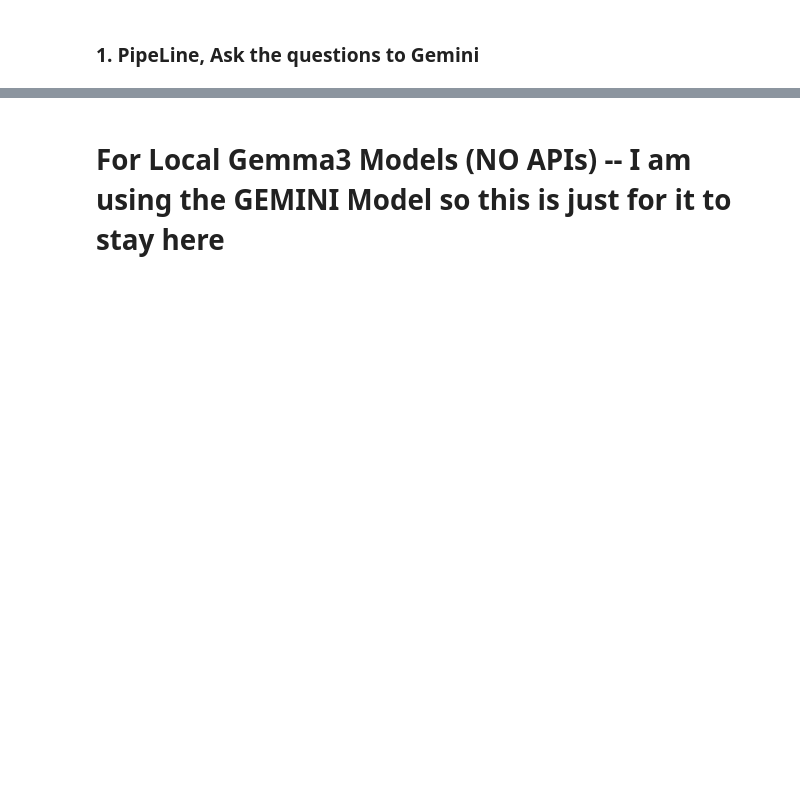
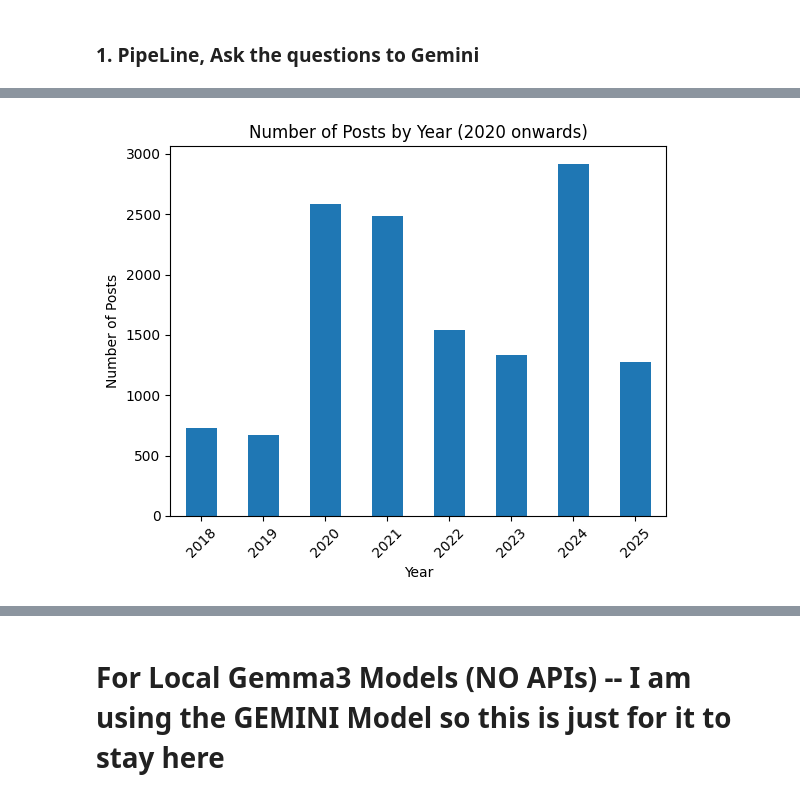
Before and after one commit to maseehfaizan/Hybrid_Pricer, a Jupyter notebook: financial_text.ipynb, the cells around one changed output, grey strips where cells are left out. Saved outputs shown, nothing was run; the diff lists cells and outputs as text; code cells hidden in the pictures; blank space fills up the shorter version.

```diff
--- a/financial_text.ipynb
+++ b/financial_text.ipynb
@@ -971,0 +709,13 @@ df.head()
+# %%
+# Create a new dataframe with only 2018+ data
+reddit = reddit[reddit['year'] >= 2018].copy()
+# Now create the plot with cleaned data
+yearly_dist = reddit.groupby('year').size().sort_index()
+yearly_dist.plot(kind='bar')
+plt.title('Number of Posts by Year (2020 onwards)')
+plt.xlabel('Year')
+plt.ylabel('Number of Posts')
+plt.xticks(rotation=45)
+plt.show()
+# %% [output]
+[figure, added]
```
Also changed, not shown: parts of 74 cells of this notebook, 38 other files.
